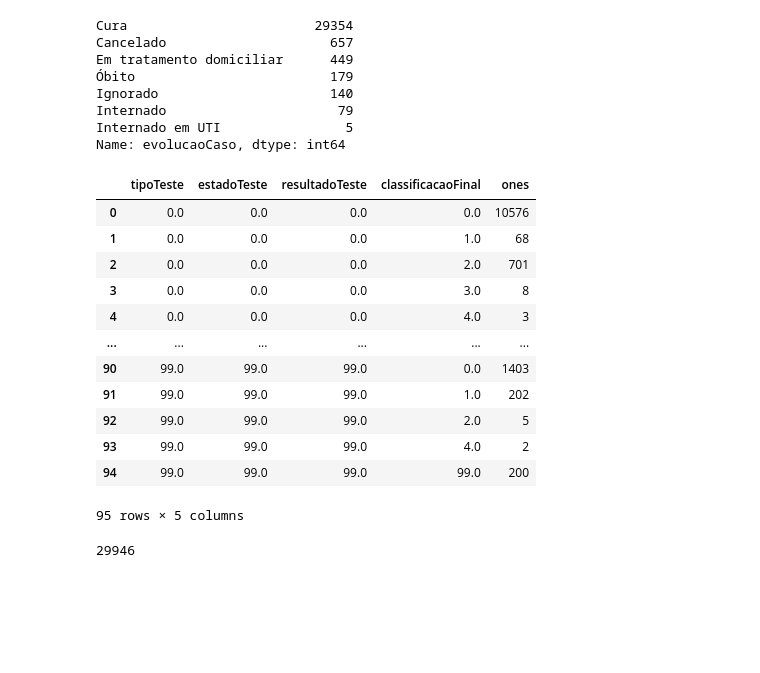
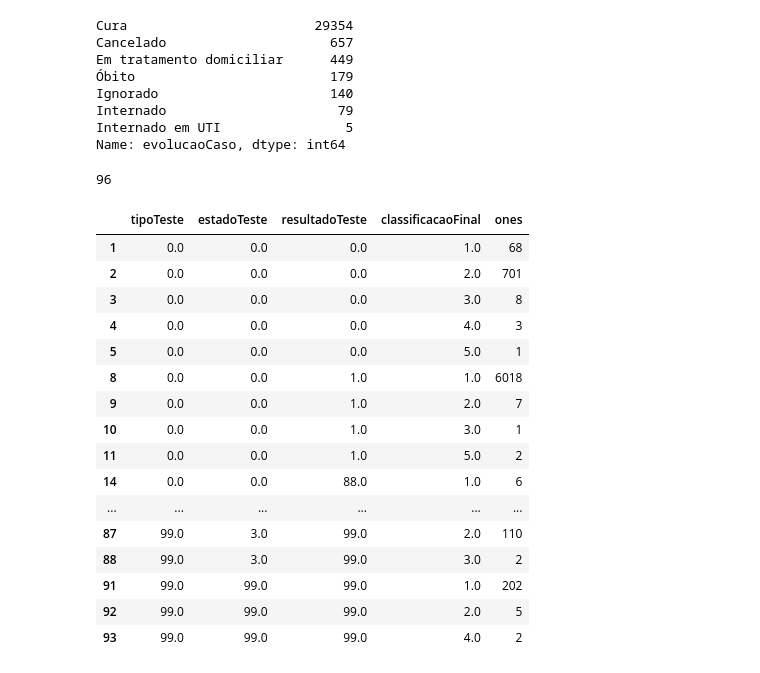
Before and after one commit to Julian-sun/PPSUS_IRECE, a Jupyter notebook: code/Data Analysis Irece.ipynb, the cells around one changed output. Drawn from its saved outputs; the diff is of its cells as text; code cells hidden in the pictures; blank space fills up the shorter version.

```diff
--- a/code/Data Analysis Irece.ipynb
+++ b/code/Data Analysis Irece.ipynb
@@ -96,6 +96,8 @@ df.classificacaoFinal=df.classificacaoFinal.replace({'Descartado': 0, 'Confirmad
 
 df.estadoTeste=df.estadoTeste.fillna(99)
 df.tipoTeste=df.tipoTeste.fillna(99)
+df.resultadoTeste=df.resultadoTeste.fillna(99)
+df.classificacaoFinal=df.classificacaoFinal.fillna(99)
 # %%
 df.estadoTeste.value_counts()
 # %% [output]
@@ -186,22 +150,30 @@ Internado                      79
 Internado em UTI                5
 Name: evolucaoCaso, dtype: int64
 # %%
-df.groupby(['tipoTeste','estadoTeste','resultadoTeste','classificacaoFinal'])['ones'].count().reset_index()
+data = df.groupby(['tipoTeste','estadoTeste','resultadoTeste','classificacaoFinal'])['ones'].count().reset_index()
-# %% [output]
-|  | tipoTeste | estadoTeste | resultadoTeste | classificacaoFinal | ones |
-| 0 | 0.0 | 0.0 | 0.0 | 0.0 | 10576 |
-| 1 | 0.0 | 0.0 | 0.0 | 1.0 | 68 |
-| 2 | 0.0 | 0.0 | 0.0 | 2.0 | 701 |
-| 3 | 0.0 | 0.0 | 0.0 | 3.0 | 8 |
-| 4 | 0.0 | 0.0 | 0.0 | 4.0 | 3 |
-| ... | ... | ... | ... | ... | ... |
-| 90 | 99.0 | 99.0 | 99.0 | 0.0 | 1403 |
-| 91 | 99.0 | 99.0 | 99.0 | 1.0 | 202 |
-| 92 | 99.0 | 99.0 | 99.0 | 2.0 | 5 |
-| 93 | 99.0 | 99.0 | 99.0 | 4.0 | 2 |
-| 94 | 99.0 | 99.0 | 99.0 | 99.0 | 200 |
-95 rows × 5 columns
-# %%
-32855 -2909
-# %% [output]
-29946
+# %%
+51 + 12 + 31+2
+# %% [output]
+96
+# %%
+# Contar casos que deram positivos na classificaçãomfinal ou pelo teste
+
+data[(data.classificacaoFinal != 0) & (data.classificacaoFinal != 99)]#.ones.sum()
+# %% [output]
+|  | tipoTeste | estadoTeste | resultadoTeste | classificacaoFinal | ones |
+| 1 | 0.0 | 0.0 | 0.0 | 1.0 | 68 |
+| 2 | 0.0 | 0.0 | 0.0 | 2.0 | 701 |
+| 3 | 0.0 | 0.0 | 0.0 | 3.0 | 8 |
+| 4 | 0.0 | 0.0 | 0.0 | 4.0 | 3 |
+| 5 | 0.0 | 0.0 | 0.0 | 5.0 | 1 |
+| 8 | 0.0 | 0.0 | 1.0 | 1.0 | 6018 |
+| 9 | 0.0 | 0.0 | 1.0 | 2.0 | 7 |
+| 10 | 0.0 | 0.0 | 1.0 | 3.0 | 1 |
+| 11 | 0.0 | 0.0 | 1.0 | 5.0 | 2 |
+| 14 | 0.0 | 0.0 | 88.0 | 1.0 | 6 |
+| ... | ... | ... | ... | ... | ... |
+| 87 | 99.0 | 3.0 | 99.0 | 2.0 | 110 |
+| 88 | 99.0 | 3.0 | 99.0 | 3.0 | 2 |
+| 91 | 99.0 | 99.0 | 99.0 | 1.0 | 202 |
+| 92 | 99.0 | 99.0 | 99.0 | 2.0 | 5 |
+| 93 | 99.0 | 99.0 | 99.0 | 4.0 | 2 |
```
Also changed, not shown: parts of 13 cells of this notebook.
